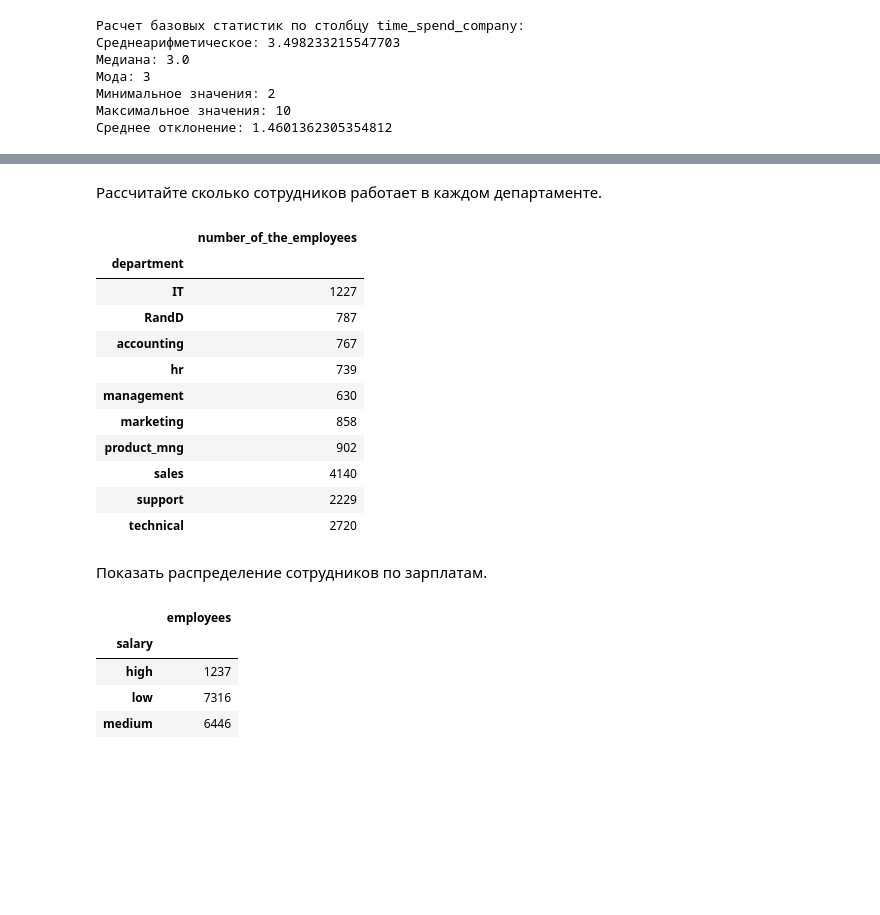
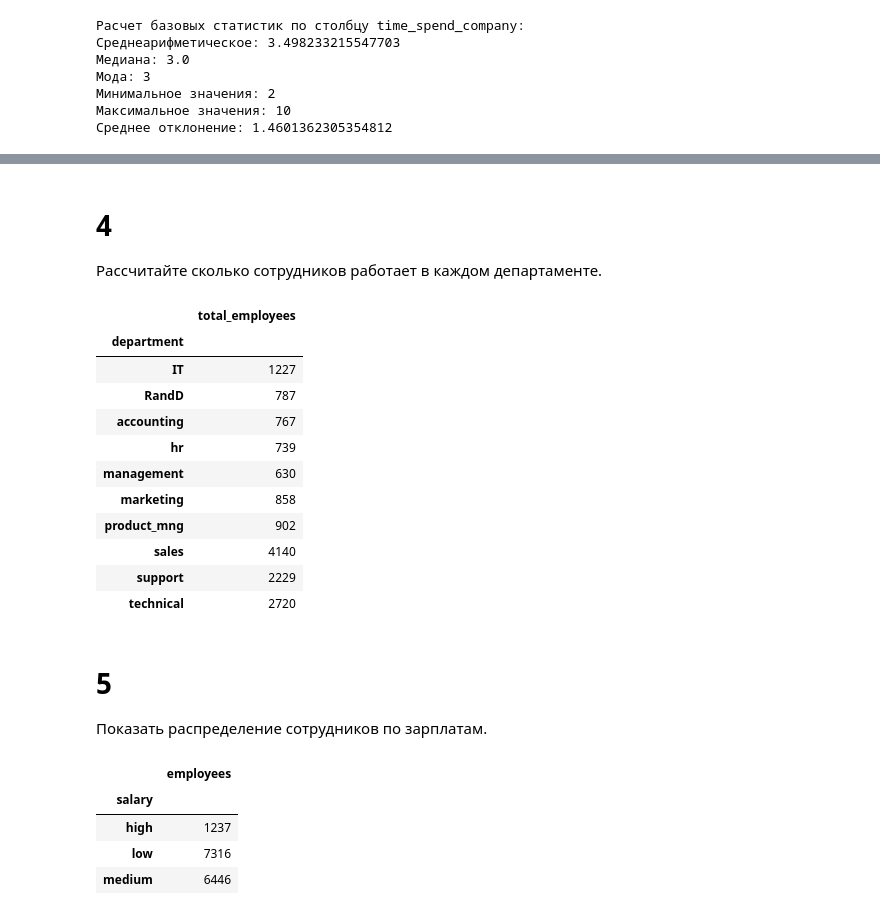
Before and after one commit to british2002/data_science, a Jupyter notebook: Итоговый_проект_Python_для_анализа_данных.ipynb, the cells around one changed output, grey strips where cells are left out. Saved outputs shown, nothing was run; the diff lists cells and outputs as text; code cells hidden in the pictures; blank space fills up the shorter version.

```diff
--- a/Итоговый_проект_Python_для_анализа_данных.ipynb
+++ b/Итоговый_проект_Python_для_анализа_данных.ipynb
@@ -203,18 +247,19 @@ print(f'Среднее отклонение: {t_s_c_std}')
 # %% [markdown]
+# 4
 Рассчитайте сколько сотрудников работает в каждом
 департаменте.
 # %%
 #посчитаем количество сотрудников сгруппировав по департаменту; для удобства оставим только 1 столбец, например, зарплаты
 df_dep = df.groupby('department').count()[['salary']]
 
 #создадим новый series и переименум столбец на корректный
 employees = df_dep.copy()
-employees = employees.rename(columns={'salary': 'number_of_the_employees'})
+employees = employees.rename(columns={'salary': 'total_employees'})
 
 #выведем результат по количеству сотрудников в департаменте
 employees
 # %% [output]
-|  | number_of_the_employees |
+|  | total_employees |
 | department |  |
 | IT | 1227 |
 | RandD | 787 |
@@ -227,6 +272,7 @@ employees
 | support | 2229 |
 | technical | 2720 |
 # %% [markdown]
+# 5
 Показать распределение сотрудников по зарплатам.
 # %%
 #посчитаем распределение зарплат по всем сотрудникам
```
Also changed, not shown: parts of 24 cells of this notebook.
